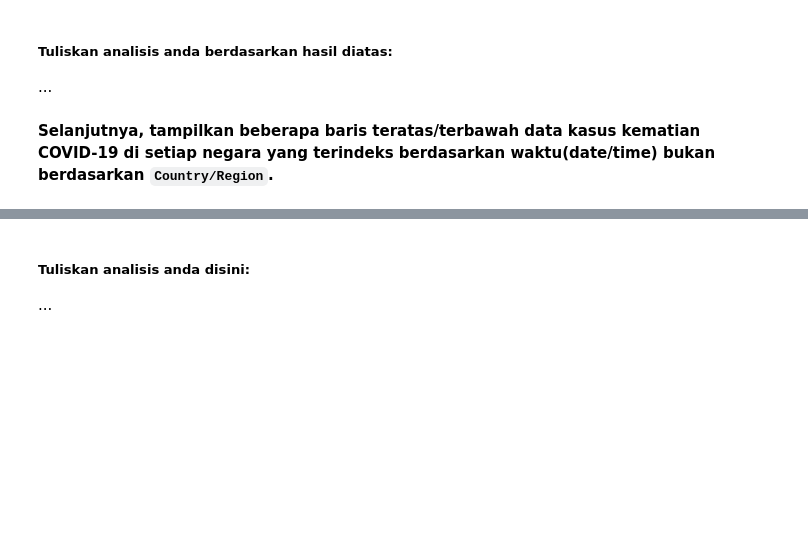
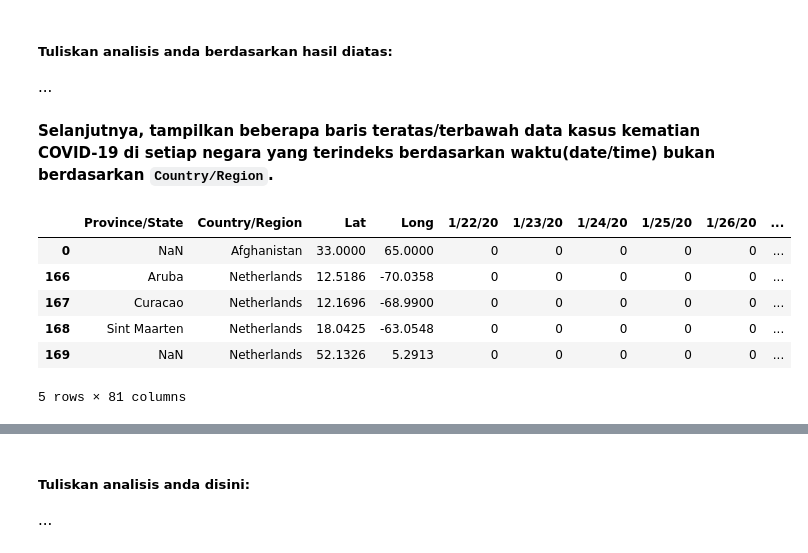
Before and after one commit to GilbertKrantz/Coding-Webe-Kuliah, a Jupyter notebook: Catatan/Intro to Data Science/Lat Soal Thn Lalu/IDS 2022/DTSC6001001 Introduction To Data Science/UAS - INTRODUCTION TO DATA SCIENCE - DTSC6001001.ipynb, the cells around one changed output, grey strips where cells are left out. Drawn from its saved outputs; the diff is of its cells as text; code cells hidden in the pictures; blank space fills up the shorter version.

```diff
--- a/Catatan/Intro to Data Science/Lat Soal Thn Lalu/IDS 2022/DTSC6001001 Introduction To Data Science/UAS - INTRODUCTION TO DATA SCIENCE - DTSC6001001.ipynb
+++ b/Catatan/Intro to Data Science/Lat Soal Thn Lalu/IDS 2022/DTSC6001001 Introduction To Data Science/UAS - INTRODUCTION TO DATA SCIENCE - DTSC6001001.ipynb
@@ -77,5 +172,14 @@ raw_data_confirmed.describe()
 **Selanjutnya, tampilkan beberapa baris teratas/terbawah data kasus kematian COVID-19 di setiap negara yang terindeks berdasarkan waktu(date/time) bukan berdasarkan `Country/Region`.**
 # %%
 # type your codes here
+raw_data_deaths.sort_values('1/22/20').head()
+# %% [output]
+|  | Province/State | Country/Region | Lat | Long | 1/22/20 | 1/23/20 | 1/24/20 | 1/25/20 | 1/26/20 | ... |
+| 0 | NaN | Afghanistan | 33.0000 | 65.0000 | 0 | 0 | 0 | 0 | 0 | ... |
+| 166 | Aruba | Netherlands | 12.5186 | -70.0358 | 0 | 0 | 0 | 0 | 0 | ... |
+| 167 | Curacao | Netherlands | 12.1696 | -68.9900 | 0 | 0 | 0 | 0 | 0 | ... |
+| 168 | Sint Maarten | Netherlands | 18.0425 | -63.0548 | 0 | 0 | 0 | 0 | 0 | ... |
+| 169 | NaN | Netherlands | 52.1326 | 5.2913 | 0 | 0 | 0 | 0 | 0 | ... |
+5 rows × 81 columns
 # %%
 # type your codes to check out the index here
```
Also changed, not shown: parts of 12 cells of this notebook, 4 other files.
